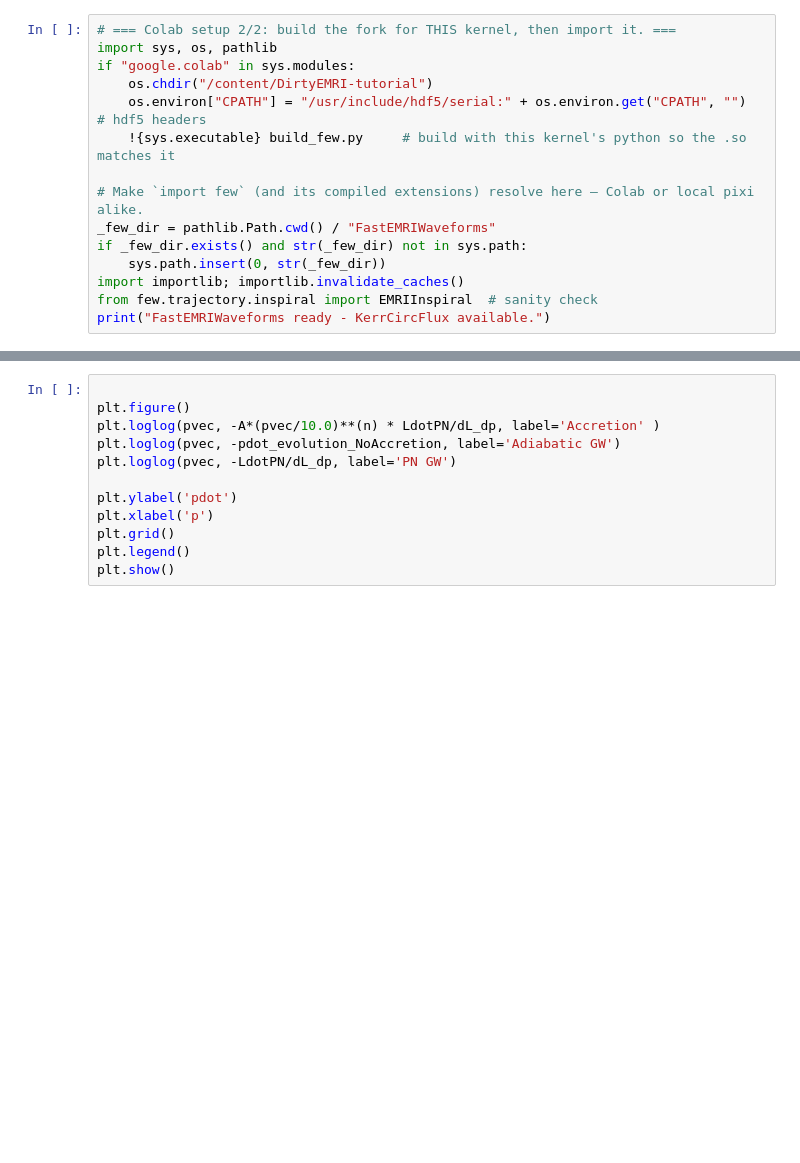
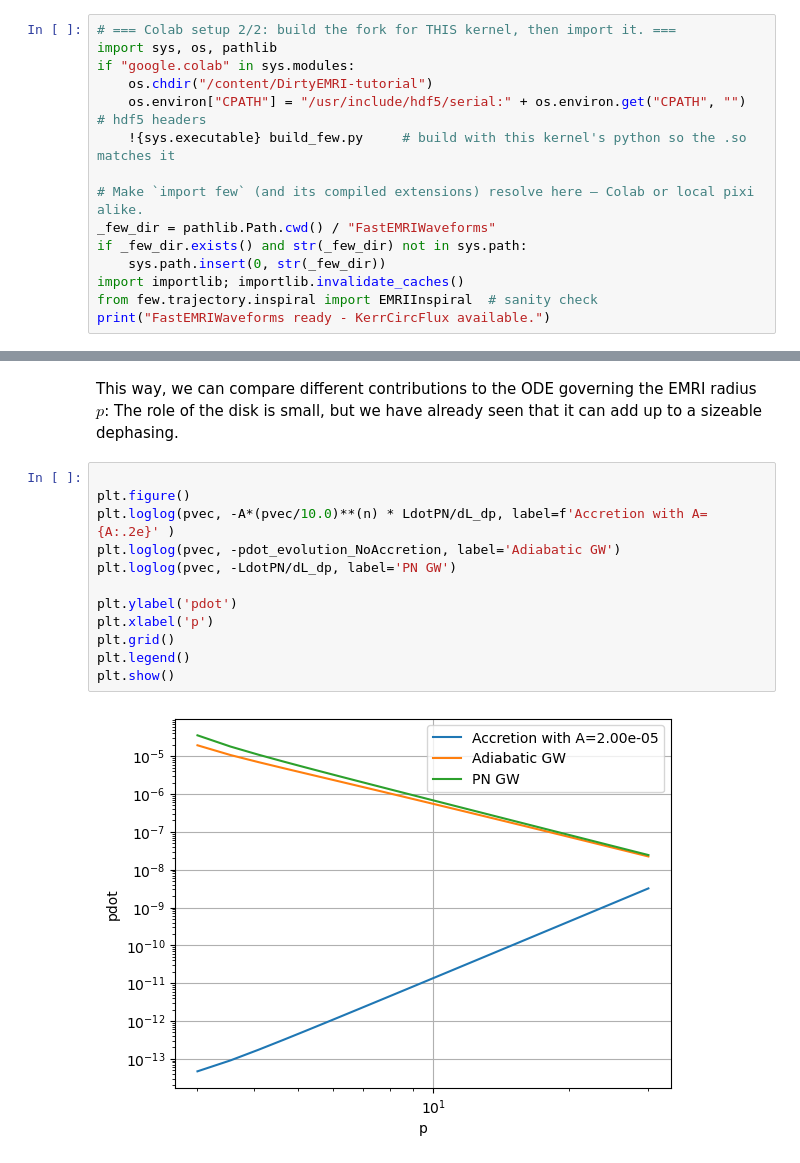
Before and after one commit to stephengreen/DirtyEMRI-tutorial, a Jupyter notebook: Playground_KerrCircularAccretion.ipynb, the cells around one changed output, grey strips where cells are left out. Drawn from its saved outputs; the diff is of its cells as text; blank space fills up the shorter version.

```diff
--- a/Playground_KerrCircularAccretion.ipynb
+++ b/Playground_KerrCircularAccretion.ipynb
@@ -219,12 +262,17 @@ print("max diff",np.max(1-(pdot_evolution_Accretion-pdot_evolution_NoAccretion)
+# %% [markdown]
+This way, we can compare different contributions to the ODE governing the EMRI radius $p$:
+The role of the disk is small, but we have already seen that it can add up to a sizeable dephasing.
 # %%
 
 plt.figure()
-plt.loglog(pvec, -A*(pvec/10.0)**(n) * LdotPN/dL_dp, label='Accretion' )
+plt.loglog(pvec, -A*(pvec/10.0)**(n) * LdotPN/dL_dp, label=f'Accretion with A={A:.2e}' )
 plt.loglog(pvec, -pdot_evolution_NoAccretion, label='Adiabatic GW')
 plt.loglog(pvec, -LdotPN/dL_dp, label='PN GW')
 
 plt.ylabel('pdot')
 plt.xlabel('p')
 plt.grid()
 plt.legend()
 plt.show()
+# %% [output]
+[figure, added]
```
Also changed, not shown: parts of 15 cells of this notebook.
